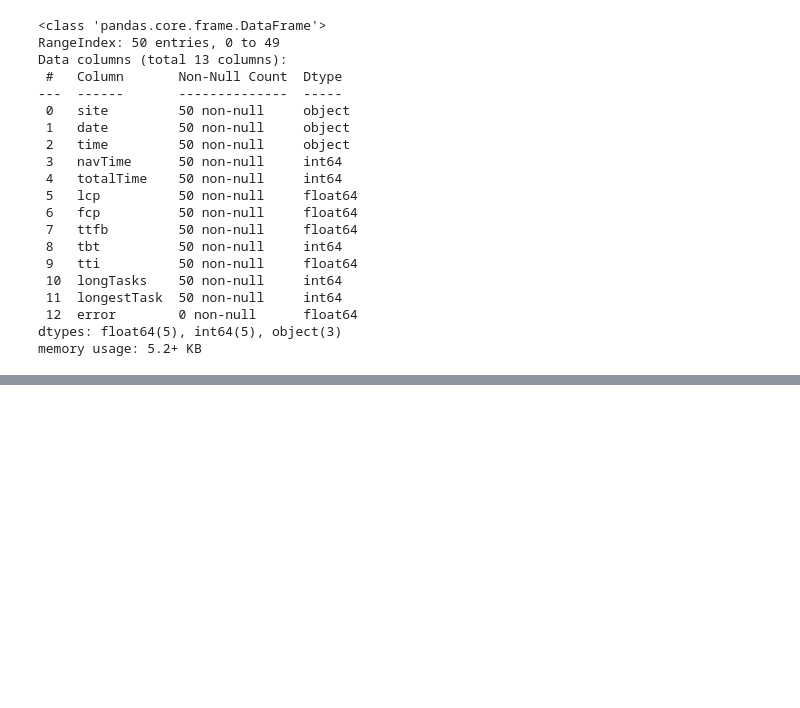
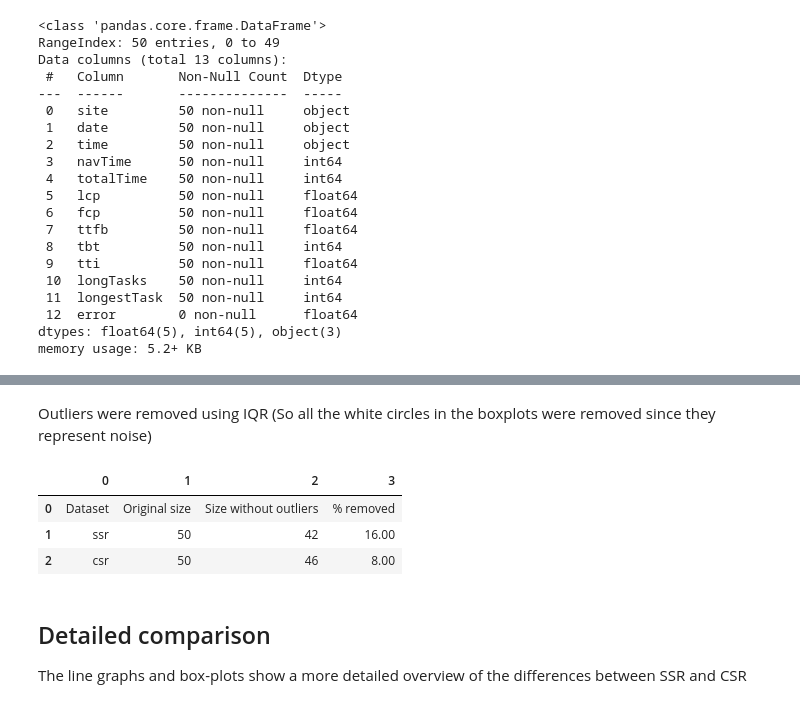
Before and after one commit to Aukevanoost/migrating-stateful-monoliths-to-microfrontends, a Jupyter notebook: analytics/notebooks/unthrottled.ipynb, the cells around one changed output, grey strips where cells are left out. Drawn from its saved outputs; the diff is of its cells as text; code cells hidden in the pictures; blank space fills up the shorter version.

```diff
--- a/analytics/notebooks/unthrottled.ipynb
+++ b/analytics/notebooks/unthrottled.ipynb
@@ -124,3 +150,35 @@ pd.DataFrame(report, columns=headers)
+# %% [markdown]
+Outliers were removed using IQR (So all the white circles in the boxplots were removed since they represent noise)
+# %%
+def remove_outliers(df, features):
+    for feature in features:
+        Q1 = df[feature].quantile(0.25)
+        Q3 = df[feature].quantile(0.75)
+        IQR = Q3 - Q1
+        lower_bound = Q1 - 1.5 * IQR
+        upper_bound = Q3 + 1.5 * IQR
+        df = df[(df[feature] >= lower_bound) & (df[feature] <= upper_bound)]
+    return df
+
+sizes = [["Dataset", "Original size", "Size without outliers", "% removed"]]
+
+# Remove outliers from each dataset
+for i, key in enumerate(datasets):
+    comparison = [key, len(datasets[key])]
+    datasets[key] = remove_outliers(datasets[key], ['navTime', 'totalTime', 'lcp', 'fcp', 'ttfb', 'tbt', 'longTasks', 'longestTask'])
+    comparison.append(len(datasets[key]))
+    comparison.append(100 - ((comparison[2] / comparison[1]) * 100))
+    sizes.append(comparison)
+
+pd.DataFrame(sizes)
+# %% [output]
+|  | 0 | 1 | 2 | 3 |
+| 0 | Dataset | Original size | Size without outliers | % removed |
+| 1 | ssr | 50 | 42 | 16.00 |
+| 2 | csr | 50 | 46 | 8.00 |
+# %% [markdown]
+## Detailed comparison
+The line graphs and box-plots show a more detailed overview of the differences between SSR and CSR
 # %%
 def ceildiv(a, b): return -(a // -b)
 
```
Also changed, not shown: parts of 13 cells of this notebook, 28 other files.
